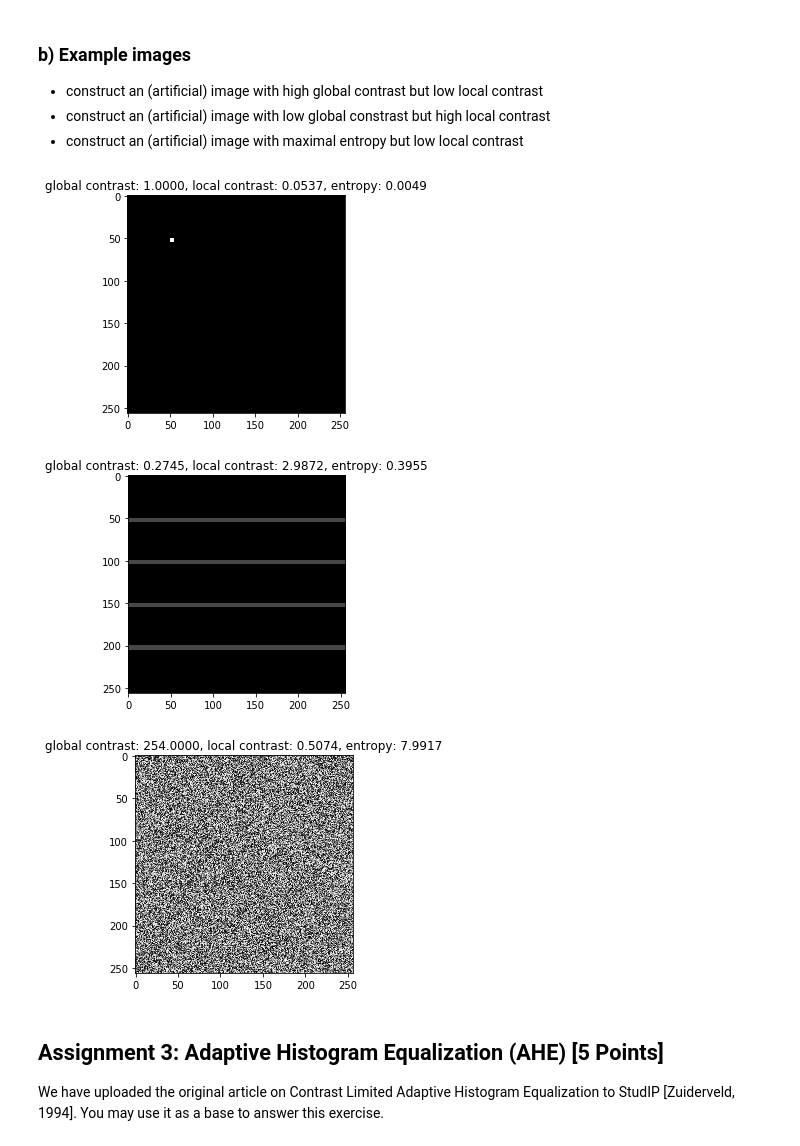
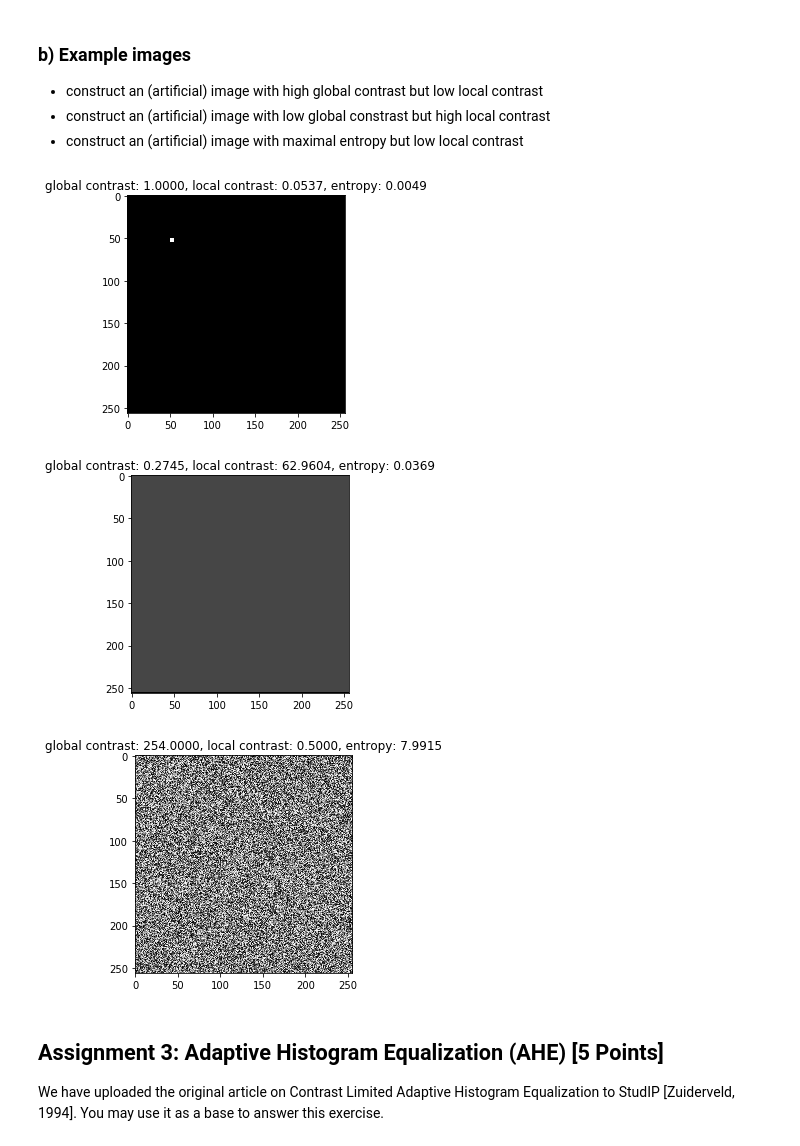
Before and after one commit to shorty-longbottom97/Computer_Vision, a Jupyter notebook: sheet02/sheet02.ipynb, the cells around one changed output. Saved outputs shown, nothing was run; the diff lists cells and outputs as text; code cells hidden in the pictures.

```diff
--- a/sheet02/sheet02.ipynb
+++ b/sheet02/sheet02.ipynb
@@ -101,19 +101,13 @@ def global_contrast(img, value_range=None):
     # YOUR CODE HERE
 
     # get min and max gray value
-    min = value_range[0]
-    max = value_range[1]
+    # get range (R)
+    # apply global contrast function 1/R (max-min)
+    allvalues = value_range[-1]-value_range[0]
+    contrast = (img.max()-img.min())/allvalues
 
-    # get range (R)
-    range = max - min
+    return contrast
 
-    # get min and max gray value of image
-    min_value = np.amin(img)
-    max_value = np.amax(img)
-
-    # apply global contrast function 1/R (max-min)
-    contrast = (1/range) * (max_value - min_value)
-    return contrast
 
 img = imread('images/dark.png')
 plt.title("Image global contrast: {:.4f} (min={}, max={})".format(global_contrast(img), img.min(), img.max()))
@@ -183,7 +177,7 @@ from imageio import imread
 
 def entropy(img):
     """
-    Compute the local contrast for a given image.
+    Compute the entropy for a given image.
     Args:
         img (ndarray): The grayscale image to compute the entropy for.
 
@@ -236,40 +230,37 @@ def image_info(img):
     plt.title(info.format(global_contrast(img), local_contrast(img), entropy(img)))
     plt.imshow(img, vmin=0, vmax=255)
     plt.show()
 
 
 img1 = np.zeros((256, 256),np.uint8)
 # YOUR CODE HERE
 
 # just a single white square
 img1[50:55,50:55] = 255
 
 image_info(img1)
 
 
 img2 = np.zeros((256, 256),np.uint8)
 # YOUR CODE HERE
 
-# several stripes of low gray values
-img2[50:55] = 70
-img2[100:105] = 70
-img2[150:155] = 70
-img2[200:205] = 70
+# checkers pattern with gray for low global contrast
+img2[0:-1:1] = 70
 
 image_info(img2)
 
 
 img3 = np.zeros((256, 256),np.uint8)
 # YOUR CODE HERE
 
 # random gray values within the given range
 img3 = np.random.randint(0, 255, size=(img3.shape[0],img3.shape[1]))
 
 image_info(img3)
 # %% [output]
 [figure]
-[figure, old version]
+[figure, new version]
-[figure, old version]
+[figure, new version]
 # %% [markdown]
 ## Assignment 3: Adaptive Histogram Equalization (AHE) [5 Points]
 
```
Also changed, not shown: parts of 12 cells of this notebook.
